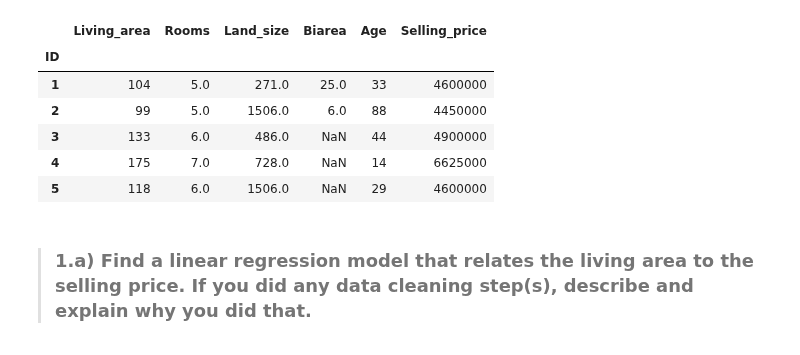
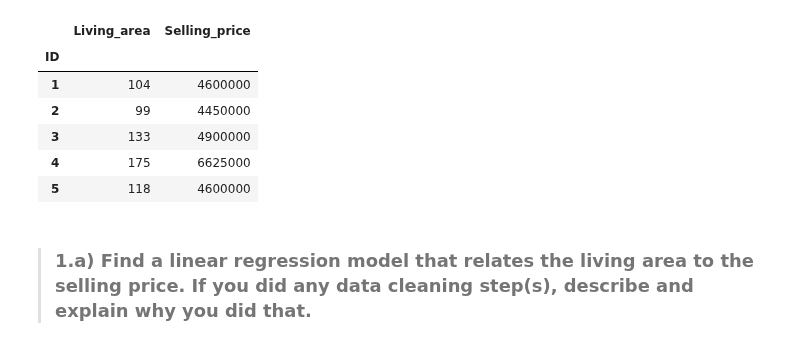
Before and after one commit to lukasmartinsson/dat405, a Jupyter notebook: labb2/assignment2.ipynb, the cells around one changed output. Cells and saved outputs as stored; diff of their text form; code cells hidden in the pictures.

```diff
--- a/labb2/assignment2.ipynb
+++ b/labb2/assignment2.ipynb
@@ -1 +6,18 @@
+# %%
+# clear variable cache at each run
+%reset -f
+
+# global imports and configuration
+import numpy as np
+import pandas as pd
+import seaborn as sns
+
+# set plot style
+sns.set_style("darkgrid")
+
+# float output format
+pd.options.display.float_format = '{:.2f}'.format
+
+# global output line limit
+n = 5
 # %% [markdown]
@@ -8,14 +28,4 @@ The dataset associated to this assignment was downloaded from www.hemnet.se on 2
-# %%
-# imports and global configuration
-
-import numpy as np
-import pandas as pd
-import matplotlib.pyplot as plt
-
-# plot config
-plt.style.use('fivethirtyeight')
-
-# global output line limit
-n = 5
-
-df_raw = pd.read_csv('./datasets/data_assignment2.csv')
+# %%
+# load data
+df_raw = pd.read_csv('./datasets/data_assignment2.csv'); df_raw.head(n)
+df_raw.head(n)
@@ -22,17 +39,23 @@ df_raw = pd.read_csv('./datasets/data_assignment2.csv')
 # %%
 # data cleaning
-df = df_raw.set_index('ID') # use included index
 
-df.dropna(how='all', inplace=True) # remove any complete NaN rows
+# use included index
+df = df_raw.set_index('ID')
+
+# remove any complete NaN rows
+df.dropna(how='all', inplace=True)
+
+# remove irrelevant columns
+del df['Rooms'], df['Land_size'], df['Biarea'], df['Age']
 
 df.head(n)
 # %% [output]
-|  | Living_area | Rooms | Land_size | Biarea | Age | Selling_price |
-| ID |  |  |  |  |  |  |
-| 1 | 104 | 5.0 | 271.0 | 25.0 | 33 | 4600000 |
-| 2 | 99 | 5.0 | 1506.0 | 6.0 | 88 | 4450000 |
-| 3 | 133 | 6.0 | 486.0 | NaN | 44 | 4900000 |
-| 4 | 175 | 7.0 | 728.0 | NaN | 14 | 6625000 |
-| 5 | 118 | 6.0 | 1506.0 | NaN | 29 | 4600000 |
+|  | Living_area | Selling_price |
+| ID |  |  |
+| 1 | 104 | 4600000 |
+| 2 | 99 | 4450000 |
+| 3 | 133 | 4900000 |
+| 4 | 175 | 6625000 |
+| 5 | 118 | 4600000 |
 # %% [markdown]
 > ### **1.a)** Find a linear regression model that relates the living area to the selling price. If you did any data cleaning step(s), describe and explain why you did that.
```
Also changed, not shown: parts of 15 cells of this notebook.
